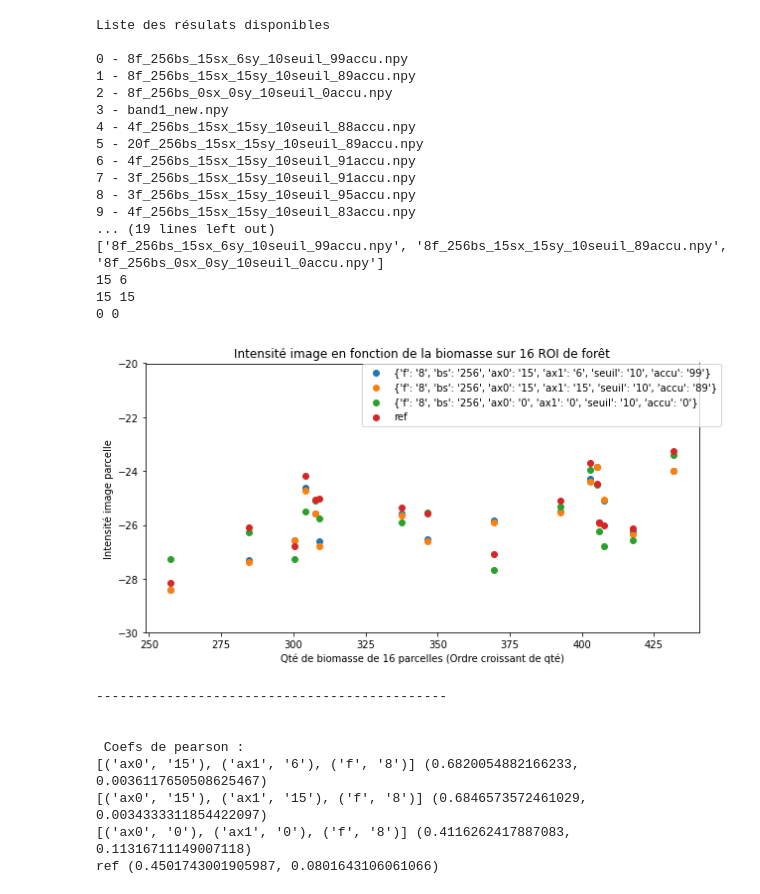
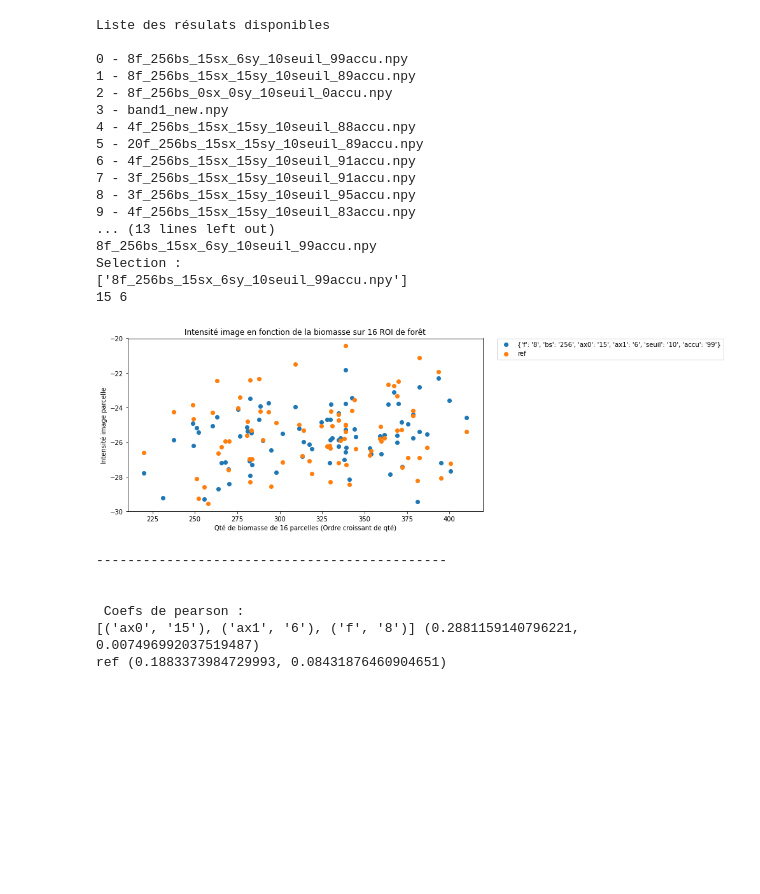
Before and after one commit to YamSok/CESBIO_BIOMASS, a Jupyter notebook: source/Partie2.ipynb, the cells around one changed output. Cells and saved outputs as stored; diff of their text form; code cells hidden in the pictures; blank space fills up the shorter version.

```diff
--- a/source/Partie2.ipynb
+++ b/source/Partie2.ipynb
@@ -14,3 +20,6 @@ band2 = np.load("../data/band2.npy")
+# %%
+num = 85
+choiceSimple("../data/"+str(num)+"ROI/",all=True)
 # %%
 miseEnBouche(band1,band2)
 # %%
@@ -133,34 +140,32 @@ def main(num):
     #np.save('../decoup/band1_new.npy',b1_new)
     #versus(band2/b1_new,band2/band1)
 # %%
-main(16)
+main(85)
 # %% [output]
 Liste des résulats disponibles
 
 0 - 8f_256bs_15sx_6sy_10seuil_99accu.npy
 1 - 8f_256bs_15sx_15sy_10seuil_89accu.npy
 2 - 8f_256bs_0sx_0sy_10seuil_0accu.npy
 3 - band1_new.npy
 4 - 4f_256bs_15sx_15sy_10seuil_88accu.npy
 5 - 20f_256bs_15sx_15sy_10seuil_89accu.npy
 6 - 4f_256bs_15sx_15sy_10seuil_91accu.npy
 7 - 3f_256bs_15sx_15sy_10seuil_91accu.npy
 8 - 3f_256bs_15sx_15sy_10seuil_95accu.npy
 9 - 4f_256bs_15sx_15sy_10seuil_83accu.npy
-... (19 lines left out)
-['8f_256bs_15sx_6sy_10seuil_99accu.npy', '8f_256bs_15sx_15sy_10seuil_89accu.npy', '8f_256bs_0sx_0sy_10seuil_0accu.npy']
+... (13 lines left out)
+8f_256bs_15sx_6sy_10seuil_99accu.npy
+Selection :
+['8f_256bs_15sx_6sy_10seuil_99accu.npy']
 15 6
-15 15
-0 0
-[figure, old version]
+[figure, new version]
 ---------------------------------------------
 
 
  Coefs de pearson :
-[('ax0', '15'), ('ax1', '6'), ('f', '8')] (0.6820054882166233, 0.0036117650508625467)
-[('ax0', '15'), ('ax1', '15'), ('f', '8')] (0.6846573572461029, 0.0034333311854422097)
-[('ax0', '0'), ('ax1', '0'), ('f', '8')] (0.4116262417887083, 0.11316711149007118)
-ref (0.4501743001905987, 0.0801643106061066)
+[('ax0', '15'), ('ax1', '6'), ('f', '8')] (0.2881159140796221, 0.007496992037519487)
+ref (0.1883373984729993, 0.08431876460904651)
 # %%
 """
 db en ordonnée
```
Also changed, not shown: parts of 2 cells of this notebook, 27 other files.
